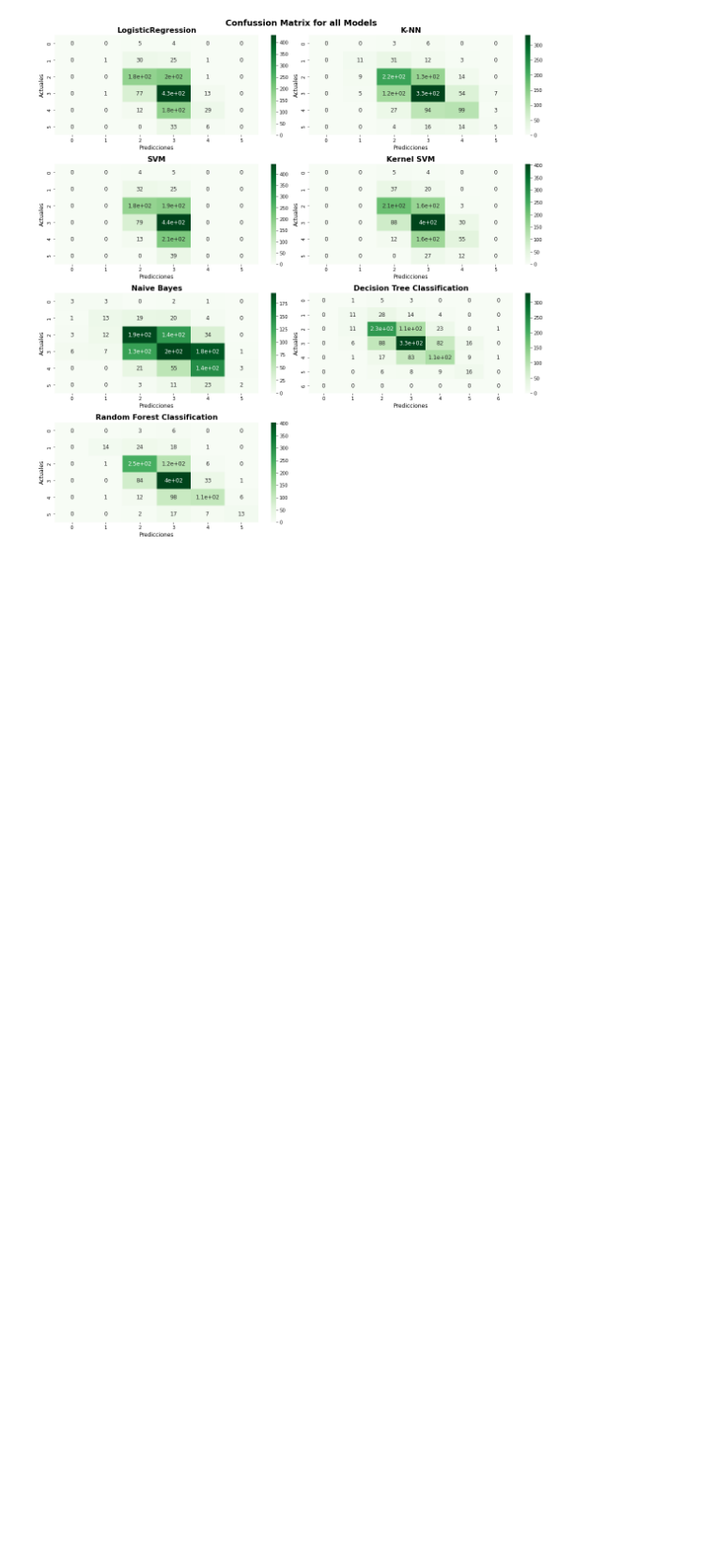
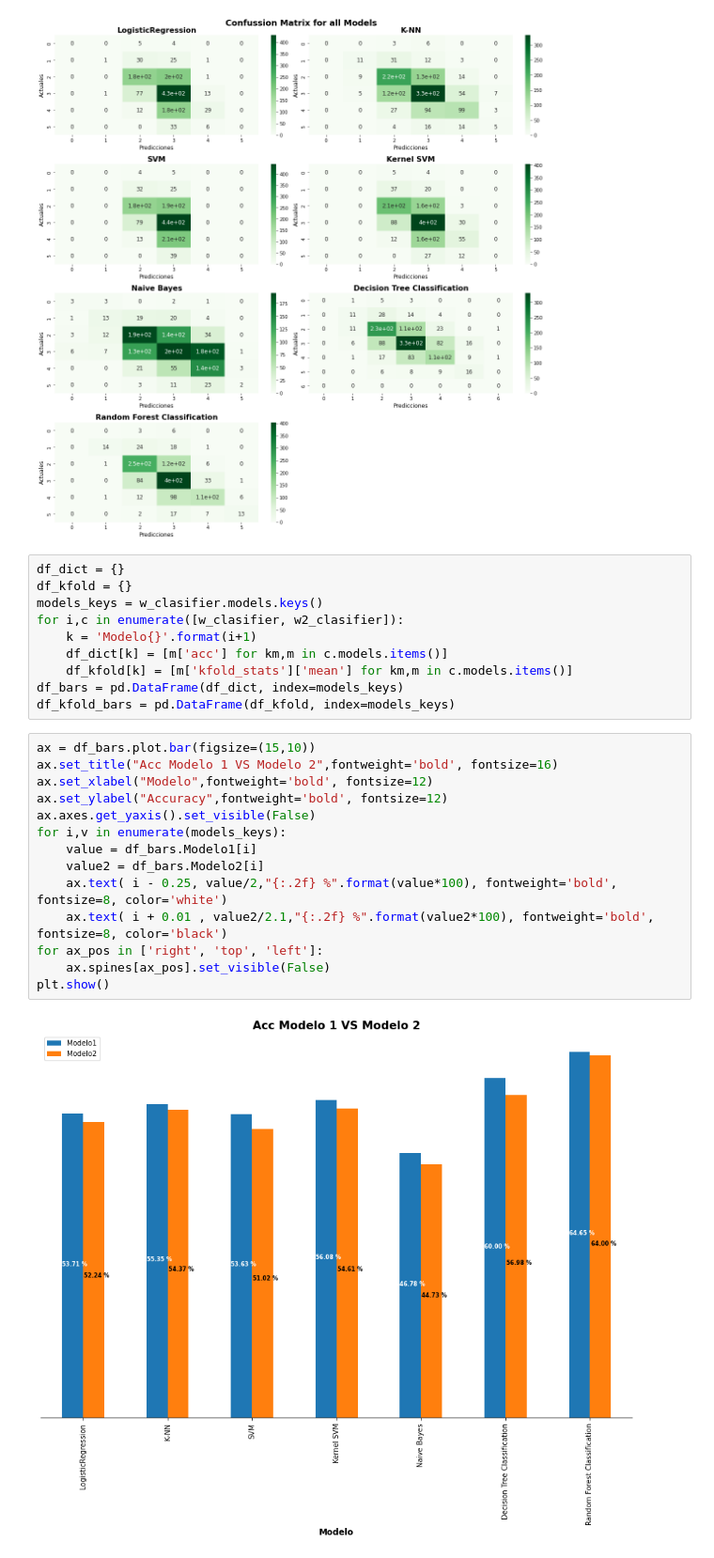
Before and after one commit to luisjba/wine-quality-analisys, a Jupyter notebook: white-wine-analisys.ipynb, the cells around one changed output. Shown at 94% size. Drawn from its saved outputs; the diff is of its cells as text; blank space fills up the shorter version.

Commit message:
Added ACC and K-Fold bar charts comparison

```diff
--- a/white-wine-analisys.ipynb
+++ b/white-wine-analisys.ipynb
@@ -241,3 +242,29 @@ plt.tight_layout()
 plt.show()
 # %% [output]
 [figure]
+# %%
+df_dict = {}
+df_kfold = {}
+models_keys = w_clasifier.models.keys()
+for i,c in enumerate([w_clasifier, w2_clasifier]):
+    k = 'Modelo{}'.format(i+1)
+    df_dict[k] = [m['acc'] for km,m in c.models.items()]
+    df_kfold[k] = [m['kfold_stats']['mean'] for km,m in c.models.items()]
+df_bars = pd.DataFrame(df_dict, index=models_keys)
+df_kfold_bars = pd.DataFrame(df_kfold, index=models_keys)
+# %%
+ax = df_bars.plot.bar(figsize=(15,10))
+ax.set_title("Acc Modelo 1 VS Modelo 2",fontweight='bold', fontsize=16)
+ax.set_xlabel("Modelo",fontweight='bold', fontsize=12)
+ax.set_ylabel("Accuracy",fontweight='bold', fontsize=12)
+ax.axes.get_yaxis().set_visible(False)
+for i,v in enumerate(models_keys):
+    value = df_bars.Modelo1[i]
+    value2 = df_bars.Modelo2[i]
+    ax.text( i - 0.25, value/2,"{:.2f} %".format(value*100), fontweight='bold', fontsize=8, color='white')
+    ax.text( i + 0.01 , value2/2.1,"{:.2f} %".format(value2*100), fontweight='bold', fontsize=8, color='black')
+for ax_pos in ['right', 'top', 'left']:
+    ax.spines[ax_pos].set_visible(False)
+plt.show()
+# %% [output]
+[figure, added]
```
Also changed, not shown: parts of 2 cells of this notebook.
